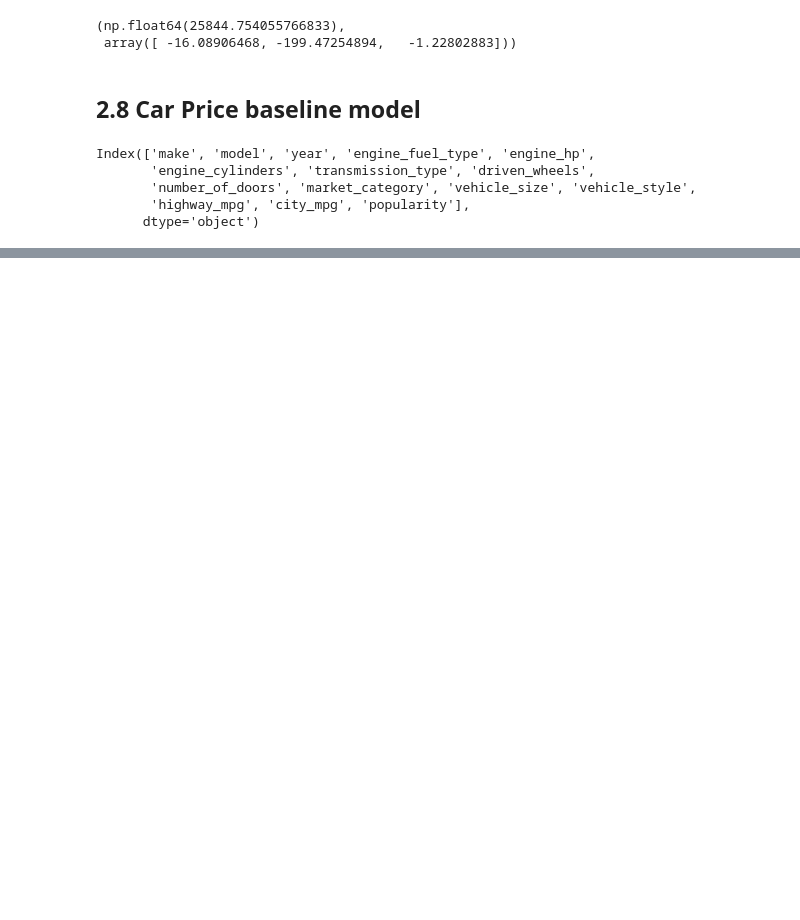
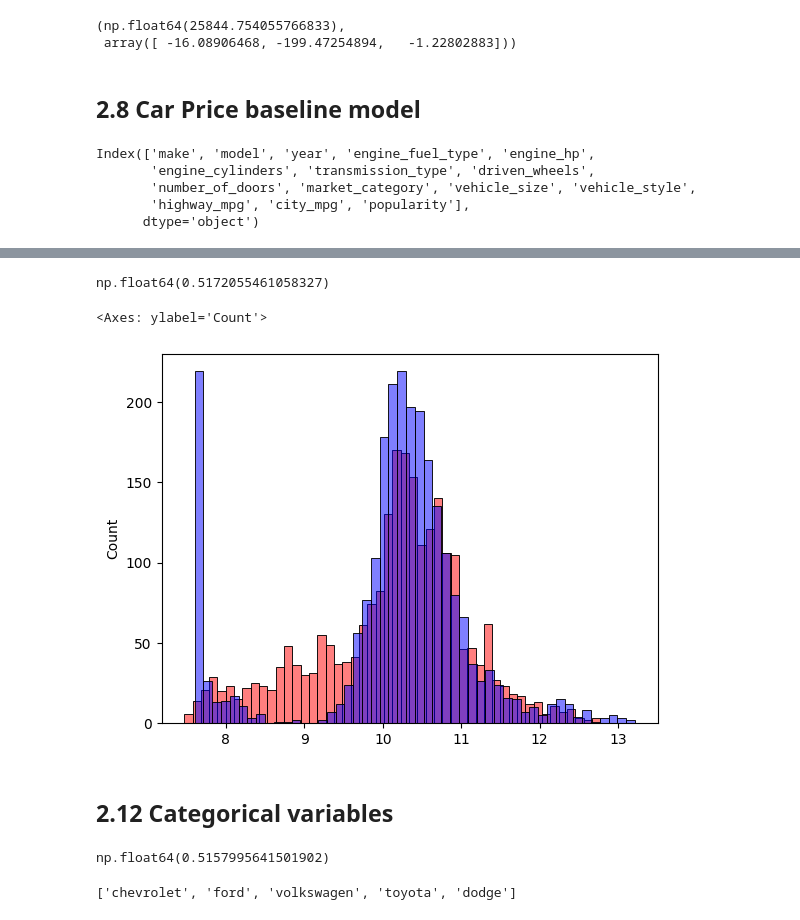
Before and after one commit to joeameh/machine-learning-zoomcamp-homework, a Jupyter notebook: Car Price Prediction Project/Setting up the Validation framework.ipynb, the cells around one changed output, grey strips where cells are left out. Saved outputs shown, nothing was run; the diff lists cells and outputs as text; code cells hidden in the pictures; blank space fills up the shorter version.

```diff
--- a/Car Price Prediction Project/Setting up the Validation framework.ipynb
+++ b/Car Price Prediction Project/Setting up the Validation framework.ipynb
@@ -490,0 +497,11 @@ sns.histplot(y_train, color='blue', alpha=0.5, bins = 50)
+# %%
+base = ['engine_hp', 'engine_cylinders', 'highway_mpg', 'city_mpg', 'popularity']
+X_val = df_val[base].fillna(0).values
+w0, w = train_linear_regression(X_val, y_val)
+y_pred = w0 + X_val.dot(w)
+# %%
+def prepare_X(df):
+    df_num = df[base]
+    df_num = df_num.fillna(0)
+    X = df_num.values
+    return X
@@ -490,0 +535,10 @@ sns.histplot(y_train, color='blue', alpha=0.5, bins = 50)
+# %%
+def prepare_X(df):
+    df = df.copy()
+
+    df['age'] = 2017 - df.year #2017 is the max years.
+    features = base + ['age']
+    df_num = df[features]
+    df_num = df_num.fillna(0)
+    X = df_num.values
+    return X
@@ -490,0 +547,18 @@ sns.histplot(y_train, color='blue', alpha=0.5, bins = 50)
+# %%
+X_train = prepare_X(df_train)
+w0, w = train_linear_regression(X_train, y_train)
+
+X_val = prepare_X(df_val)
+y_pred = w0 + X_val.dot(w)
+
+rmse(y_val, y_pred)
+# %% [output]
+np.float64(0.5172055461058327)
+# %%
+sns.histplot(y_pred, color='red', alpha=0.5,  bins=50)
+sns.histplot(y_val, color='blue', alpha=0.5, bins=50)
+# %% [output]
+<Axes: ylabel='Count'>
+[figure, added]
+# %% [markdown]
+## 2.12 Categorical variables
@@ -490,0 +588,14 @@ sns.histplot(y_train, color='blue', alpha=0.5, bins = 50)
+# %%
+X_train = prepare_X(df_train)
+w0, w = train_linear_regression(X_train, y_train)
+
+X_val = prepare_X(df_val)
+y_pred = w0 + X_val.dot(w)
+
+rmse(y_val, y_pred)
+# %% [output]
+np.float64(0.5157995641501902)
+# %%
+makes = list(df.make.value_counts().head().index)
+# %% [output]
+['chevrolet', 'ford', 'volkswagen', 'toyota', 'dodge']
```
Also changed, not shown: parts of 39 cells of this notebook.
